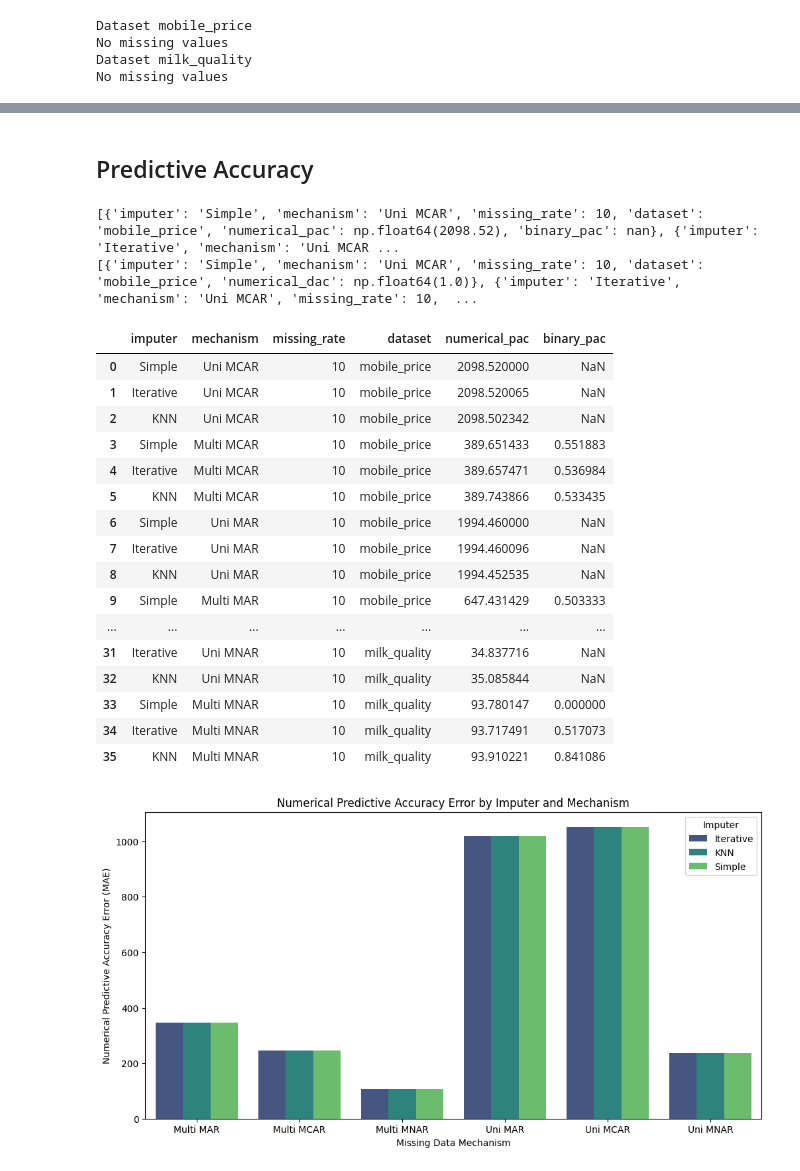
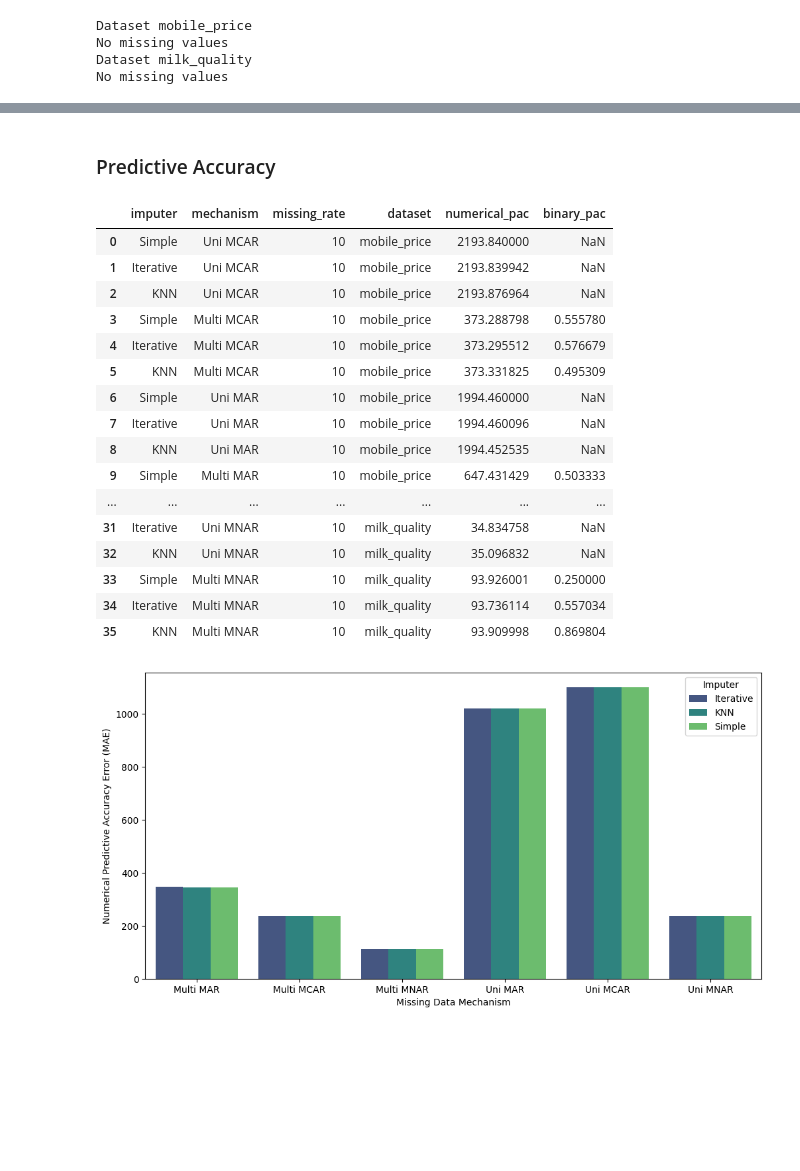
Before and after one commit to Minipoloalex/AI-and-Society-datasets-analysis, a Jupyter notebook: missing-data/missing_data.ipynb, the cells around one changed output, grey strips where cells are left out. Cells and saved outputs as stored; diff of their text form; code cells hidden in the pictures; blank space fills up the shorter version.

Commit message:
Added initial notes and final results

```diff
--- a/missing-data/missing_data.ipynb
+++ b/missing-data/missing_data.ipynb
@@ -569,0 +454,4 @@ Numerical DACs
+# %%
+clf_results_filename = "results.csv"
+pac_results_filename = "results_pac.csv"
+dac_results_filename = "results_dac.csv"
@@ -569,0 +477,3 @@ Numerical DACs
+# %%
+pac_df = pd.read_csv(pac_results_filename)
+pac_df.head()
@@ -664,31 +573,26 @@ plt.show()
 # %% [markdown]
-## Predictive Accuracy
+### Predictive Accuracy
 # %%
-pac_df = pd.DataFrame(pac_results)
-pac_df.to_csv(filename + "_pac.csv", index=False)
-
 filtered_pac_df = pac_df[pac_df["missing_rate"] == MISSING_RATES[0]]
 filtered_pac_df
 # %% [output]
-[{'imputer': 'Simple', 'mechanism': 'Uni MCAR', 'missing_rate': 10, 'dataset': 'mobile_price', 'numerical_pac': np.float64(2098.52), 'binary_pac': nan}, {'imputer': 'Iterative', 'mechanism': 'Uni MCAR ...
-[{'imputer': 'Simple', 'mechanism': 'Uni MCAR', 'missing_rate': 10, 'dataset': 'mobile_price', 'numerical_dac': np.float64(1.0)}, {'imputer': 'Iterative', 'mechanism': 'Uni MCAR', 'missing_rate': 10,  ...
 |  | imputer | mechanism | missing_rate | dataset | numerical_pac | binary_pac |
-| 0 | Simple | Uni MCAR | 10 | mobile_price | 2098.520000 | NaN |
-| 1 | Iterative | Uni MCAR | 10 | mobile_price | 2098.520065 | NaN |
-| 2 | KNN | Uni MCAR | 10 | mobile_price | 2098.502342 | NaN |
-| 3 | Simple | Multi MCAR | 10 | mobile_price | 389.651433 | 0.551883 |
-| 4 | Iterative | Multi MCAR | 10 | mobile_price | 389.657471 | 0.536984 |
-| 5 | KNN | Multi MCAR | 10 | mobile_price | 389.743866 | 0.533435 |
+| 0 | Simple | Uni MCAR | 10 | mobile_price | 2193.840000 | NaN |
+| 1 | Iterative | Uni MCAR | 10 | mobile_price | 2193.839942 | NaN |
+| 2 | KNN | Uni MCAR | 10 | mobile_price | 2193.876964 | NaN |
+| 3 | Simple | Multi MCAR | 10 | mobile_price | 373.288798 | 0.555780 |
+| 4 | Iterative | Multi MCAR | 10 | mobile_price | 373.295512 | 0.576679 |
+| 5 | KNN | Multi MCAR | 10 | mobile_price | 373.331825 | 0.495309 |
 | 6 | Simple | Uni MAR | 10 | mobile_price | 1994.460000 | NaN |
 | 7 | Iterative | Uni MAR | 10 | mobile_price | 1994.460096 | NaN |
 | 8 | KNN | Uni MAR | 10 | mobile_price | 1994.452535 | NaN |
 | 9 | Simple | Multi MAR | 10 | mobile_price | 647.431429 | 0.503333 |
 | ... | ... | ... | ... | ... | ... | ... |
-| 31 | Iterative | Uni MNAR | 10 | milk_quality | 34.837716 | NaN |
-| 32 | KNN | Uni MNAR | 10 | milk_quality | 35.085844 | NaN |
-| 33 | Simple | Multi MNAR | 10 | milk_quality | 93.780147 | 0.000000 |
-| 34 | Iterative | Multi MNAR | 10 | milk_quality | 93.717491 | 0.517073 |
-| 35 | KNN | Multi MNAR | 10 | milk_quality | 93.910221 | 0.841086 |
+| 31 | Iterative | Uni MNAR | 10 | milk_quality | 34.834758 | NaN |
+| 32 | KNN | Uni MNAR | 10 | milk_quality | 35.096832 | NaN |
+| 33 | Simple | Multi MNAR | 10 | milk_quality | 93.926001 | 0.250000 |
+| 34 | Iterative | Multi MNAR | 10 | milk_quality | 93.736114 | 0.557034 |
+| 35 | KNN | Multi MNAR | 10 | milk_quality | 93.909998 | 0.869804 |
 # %%
 # pd.mean() ignores np.nan values (these correspond, for example, to no missing data generated in binary variables)
 grouped_numerical = (
@@ -708,19 +612,19 @@ grouped_binary["binary_pac"] = 1 - grouped_binary["binary_pac"]
 # %%
 plt.figure(figsize=(12, 6))
 sns.barplot(
     data=grouped_numerical,
     x="mechanism",
     y="numerical_pac",
     hue="imputer",
     palette="viridis",
 )
-plt.title("Numerical Predictive Accuracy Error by Imputer and Mechanism")
+# plt.title("Numerical Predictive Accuracy Error by Imputer and Mechanism")
 plt.xlabel("Missing Data Mechanism")
 plt.ylabel("Numerical Predictive Accuracy Error (MAE)")
 plt.legend(title="Imputer")
 plt.show()
 # %% [output]
-[figure, old version]
+[figure, new version]
 # %%
 plt.figure(figsize=(12, 6))
 sns.barplot(
```
Also changed, not shown: parts of 34 cells of this notebook, 3 other files.
